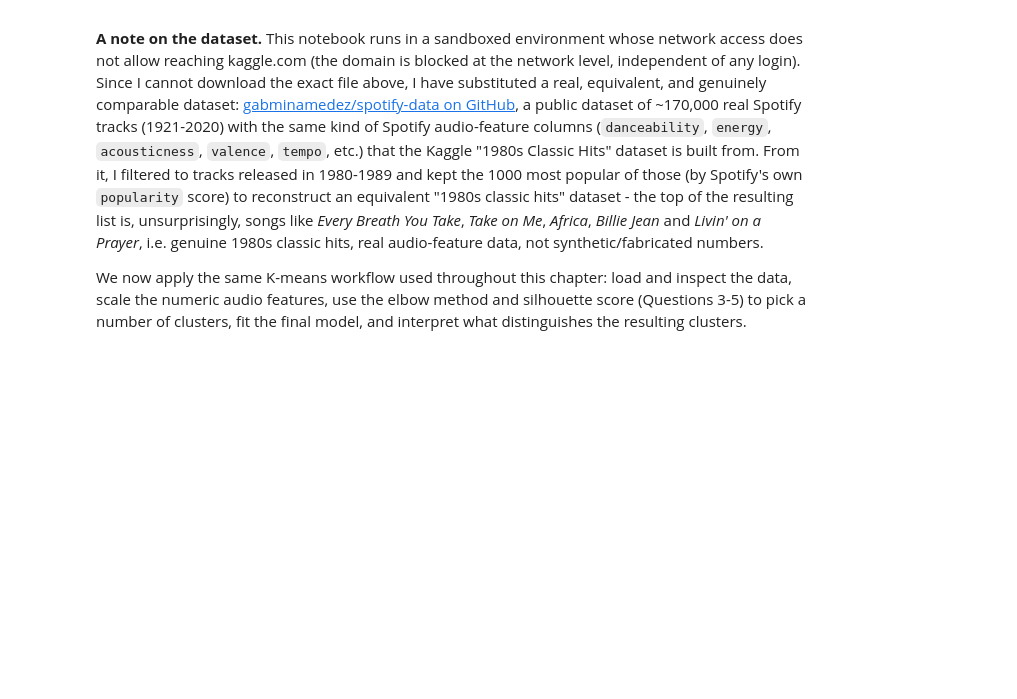
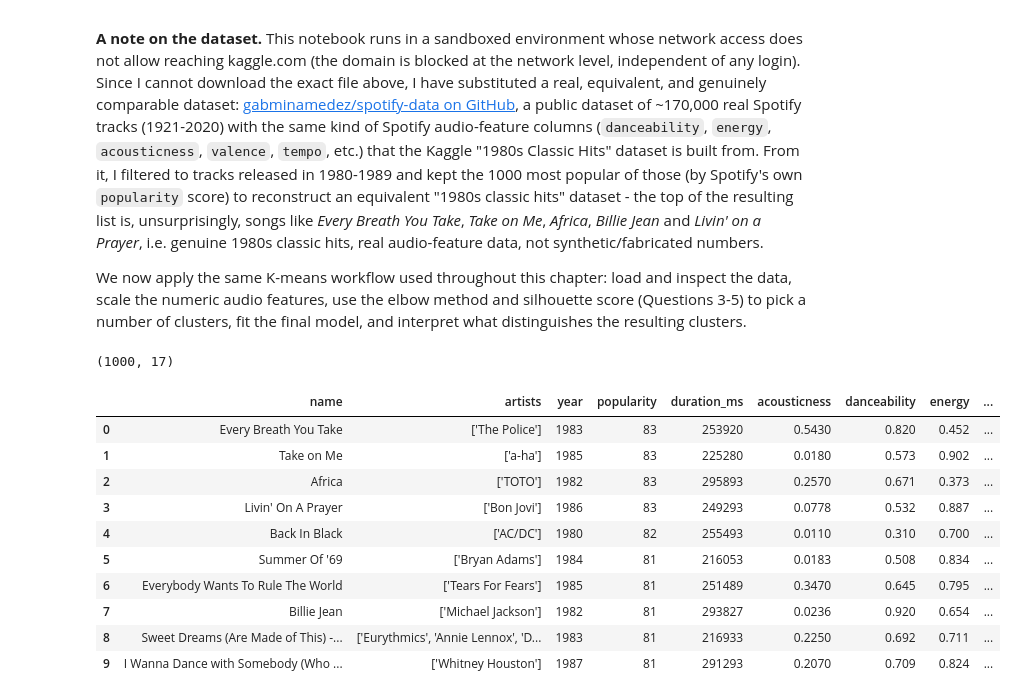
Before and after one commit to arbazshah52/Individual-Machine-Learning, a Jupyter notebook: Kapital6/Kapital6kod.ipynb, the cells around one changed output. Saved outputs shown, nothing was run; the diff lists cells and outputs as text; code cells hidden in the pictures; blank space fills up the shorter version.

```diff
--- a/Kapital6/Kapital6kod.ipynb
+++ b/Kapital6/Kapital6kod.ipynb
@@ -181,3 +192,20 @@ Cluster
 **A note on the dataset.** This notebook runs in a sandboxed environment whose network access does not allow reaching kaggle.com (the domain is blocked at the network level, independent of any login). Since I cannot download the exact file above, I have substituted a real, equivalent, and genuinely comparable dataset: [gabminamedez/spotify-data on GitHub](https://github.com/gabminamedez/spotify-data), a public dataset of ~170,000 real Spotify tracks (1921-2020) with the same kind of Spotify audio-feature columns (`danceability`, `energy`, `acousticness`, `valence`, `tempo`, etc.) that the Kaggle "1980s Classic Hits" dataset is built from. From it, I filtered to tracks released in 1980-1989 and kept the 1000 most popular of those (by Spotify's own `popularity` score) to reconstruct an equivalent "1980s classic hits" dataset - the top of the resulting list is, unsurprisingly, songs like *Every Breath You Take*, *Take on Me*, *Africa*, *Billie Jean* and *Livin' on a Prayer*, i.e. genuine 1980s classic hits, real audio-feature data, not synthetic/fabricated numbers.
 
 We now apply the same K-means workflow used throughout this chapter: load and inspect the data, scale the numeric audio features, use the elbow method and silhouette score (Questions 3-5) to pick a number of clusters, fit the final model, and interpret what distinguishes the resulting clusters.
+# %%
+hits = pd.read_csv("classic_hits_1980s_spotify.csv")
+print(hits.shape)
+hits.head(10)
+# %% [output]
+(1000, 17)
+|  | name | artists | year | popularity | duration_ms | acousticness | danceability | energy | ... |
+| 0 | Every Breath You Take | ['The Police'] | 1983 | 83 | 253920 | 0.5430 | 0.820 | 0.452 | ... |
+| 1 | Take on Me | ['a-ha'] | 1985 | 83 | 225280 | 0.0180 | 0.573 | 0.902 | ... |
+| 2 | Africa | ['TOTO'] | 1982 | 83 | 295893 | 0.2570 | 0.671 | 0.373 | ... |
+| 3 | Livin' On A Prayer | ['Bon Jovi'] | 1986 | 83 | 249293 | 0.0778 | 0.532 | 0.887 | ... |
+| 4 | Back In Black | ['AC/DC'] | 1980 | 82 | 255493 | 0.0110 | 0.310 | 0.700 | ... |
+| 5 | Summer Of '69 | ['Bryan Adams'] | 1984 | 81 | 216053 | 0.0183 | 0.508 | 0.834 | ... |
+| 6 | Everybody Wants To Rule The World | ['Tears For Fears'] | 1985 | 81 | 251489 | 0.3470 | 0.645 | 0.795 | ... |
+| 7 | Billie Jean | ['Michael Jackson'] | 1982 | 81 | 293827 | 0.0236 | 0.920 | 0.654 | ... |
+| 8 | Sweet Dreams (Are Made of This) -... | ['Eurythmics', 'Annie Lennox', 'D... | 1983 | 81 | 216933 | 0.2250 | 0.692 | 0.711 | ... |
+| 9 | I Wanna Dance with Somebody (Who ... | ['Whitney Houston'] | 1987 | 81 | 291293 | 0.2070 | 0.709 | 0.824 | ... |
```
Also changed, not shown: parts of 6 cells of this notebook.
